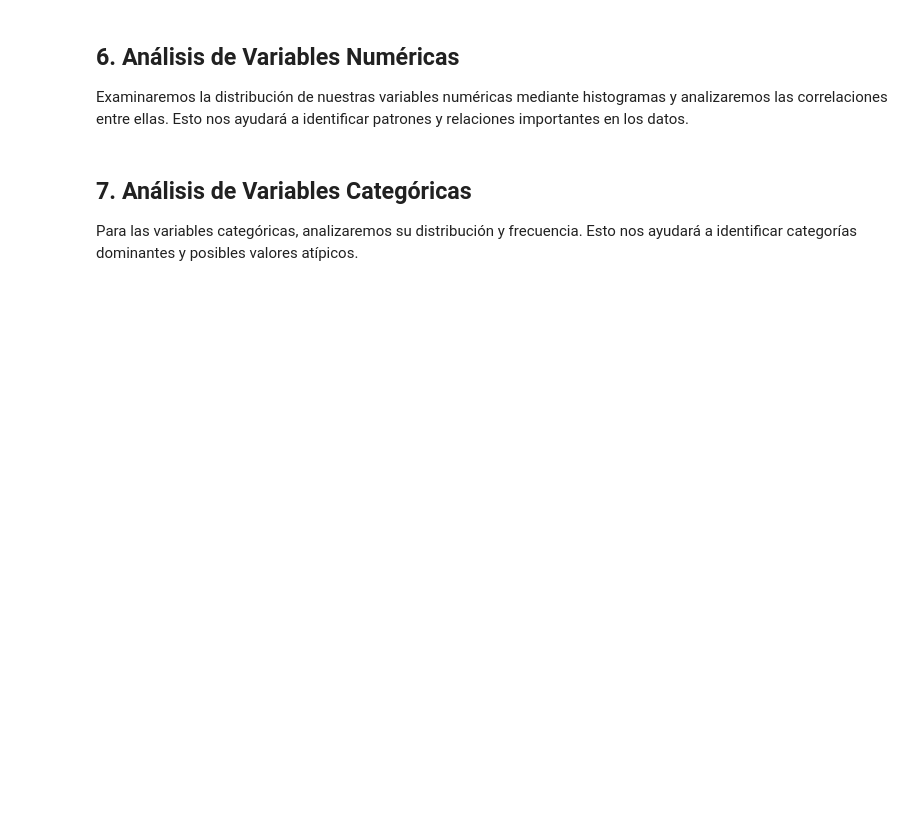
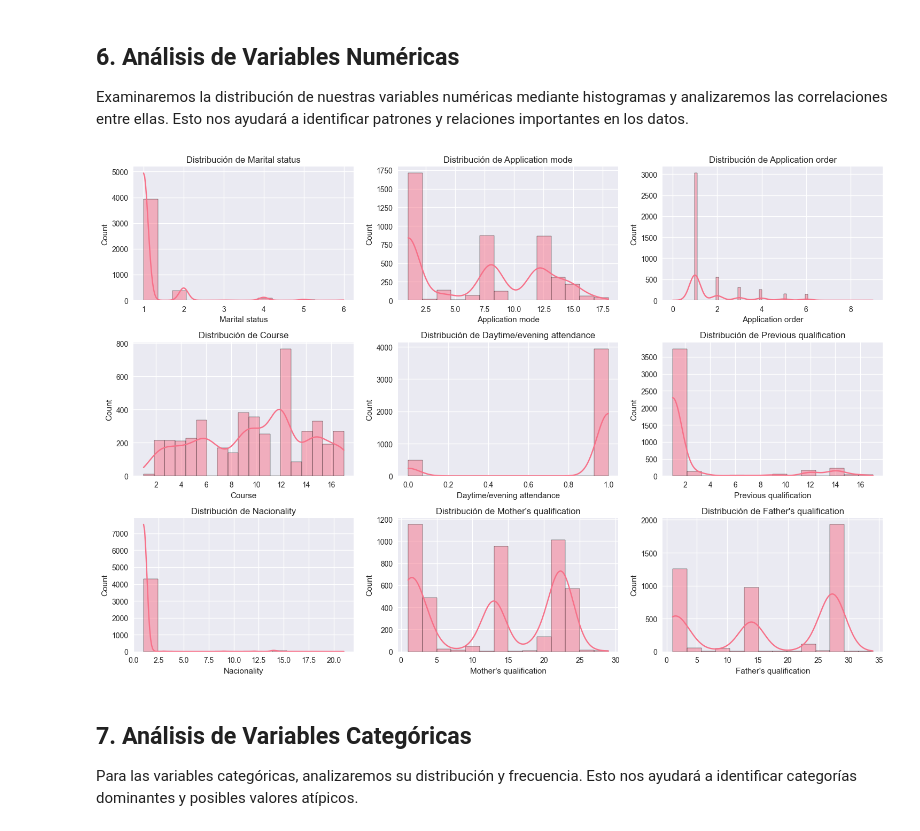
Before and after one commit to Jorgeluuu/Multiclass_Clasification, a Jupyter notebook: notebooks/EDA.ipynb, the cells around one changed output. Saved outputs shown, nothing was run; the diff lists cells and outputs as text; code cells hidden in the pictures; blank space fills up the shorter version.

```diff
--- a/notebooks/EDA.ipynb
+++ b/notebooks/EDA.ipynb
@@ -17,7 +17,7 @@ import warnings
 warnings.filterwarnings('ignore')
 
 # Configuración para visualizaciones más atractivas
-plt.style.use('seaborn')
+plt.style.use('seaborn-v0_8')
 sns.set_palette('husl')
 # %% [markdown]
 ## 2. Carga y Análisis Básico de Datos
@@ -150,23 +212,19 @@ Examinaremos la distribución de nuestras variables numéricas mediante histogra
 # %%
 def analisis_numericas(df):
     numericas = df.select_dtypes(include=['float64', 'int64']).columns
 
     # Histogramas
     plt.figure(figsize=(15, 10))
     for i, col in enumerate(numericas[:9], 1):
         plt.subplot(3, 3, i)
         sns.histplot(data=df, x=col, kde=True)
         plt.title(f'Distribución de {col}')
     plt.tight_layout()
     plt.show()
 
-    # Matriz de correlación
-    plt.figure(figsize=(12, 8))
-    sns.heatmap(df[numericas].corr(), annot=True, cmap='coolwarm', fmt='.2f')
-    plt.title('Matriz de Correlación - Variables Numéricas')
-    plt.show()
-
 analisis_numericas(df)
+# %% [output]
+[figure, added]
 # %% [markdown]
 ## 7. Análisis de Variables Categóricas
 
```
Also changed, not shown: parts of 7 cells of this notebook, 1 other file.
